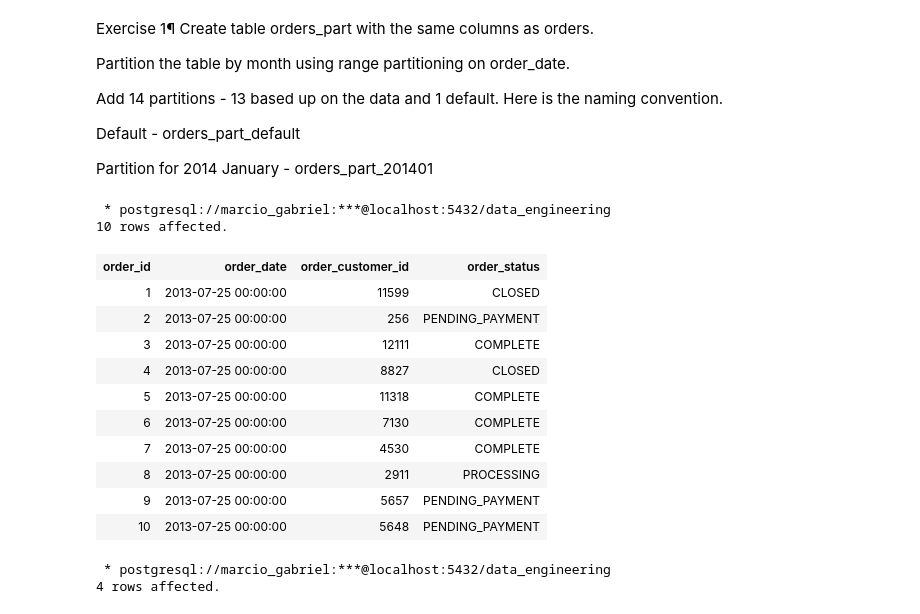
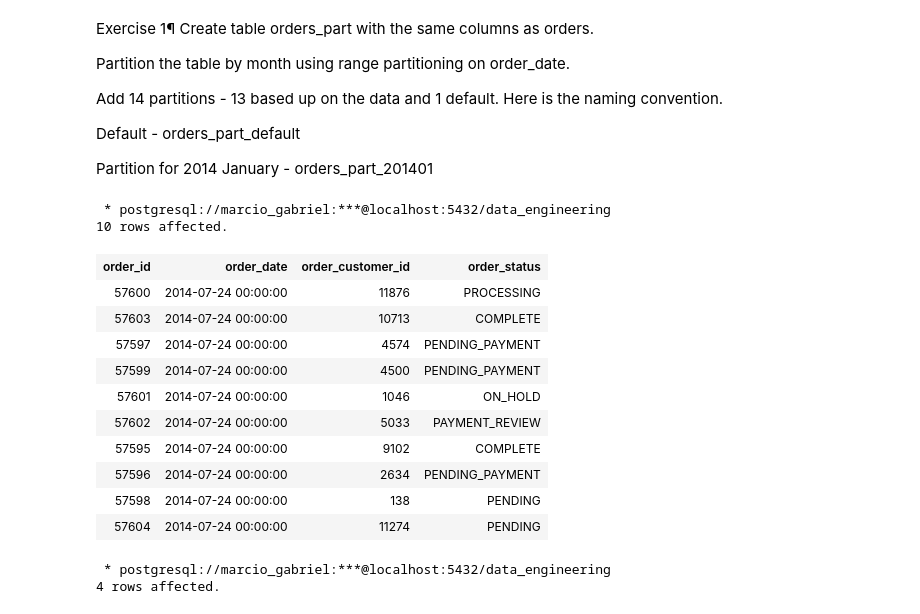
Before and after one commit to marcioGabrielMengali/data-engineering-essentials, a Jupyter notebook: section-12/partitioning.ipynb, the cells around one changed output. Saved outputs shown, nothing was run; the diff lists cells and outputs as text; code cells hidden in the pictures.

```diff
--- a/section-12/partitioning.ipynb
+++ b/section-12/partitioning.ipynb
@@ -488,21 +488,23 @@ Default - orders_part_default
 
 Partition for 2014 January - orders_part_201401
 # %%
-%sql SELECT * FROM orders LIMIT 10
+%%sql SELECT * FROM orders
+ORDER BY order_date DESC
+LIMIT 10
 # %% [output]
  * postgresql://marcio_gabriel:***@localhost:5432/data_engineering
 10 rows affected.
 | order_id | order_date | order_customer_id | order_status |
-| 1 | 2013-07-25 00:00:00 | 11599 | CLOSED |
-| 2 | 2013-07-25 00:00:00 | 256 | PENDING_PAYMENT |
-| 3 | 2013-07-25 00:00:00 | 12111 | COMPLETE |
-| 4 | 2013-07-25 00:00:00 | 8827 | CLOSED |
-| 5 | 2013-07-25 00:00:00 | 11318 | COMPLETE |
-| 6 | 2013-07-25 00:00:00 | 7130 | COMPLETE |
-| 7 | 2013-07-25 00:00:00 | 4530 | COMPLETE |
-| 8 | 2013-07-25 00:00:00 | 2911 | PROCESSING |
-| 9 | 2013-07-25 00:00:00 | 5657 | PENDING_PAYMENT |
-| 10 | 2013-07-25 00:00:00 | 5648 | PENDING_PAYMENT |
+| 57600 | 2014-07-24 00:00:00 | 11876 | PROCESSING |
+| 57603 | 2014-07-24 00:00:00 | 10713 | COMPLETE |
+| 57597 | 2014-07-24 00:00:00 | 4574 | PENDING_PAYMENT |
+| 57599 | 2014-07-24 00:00:00 | 4500 | PENDING_PAYMENT |
+| 57601 | 2014-07-24 00:00:00 | 1046 | ON_HOLD |
+| 57602 | 2014-07-24 00:00:00 | 5033 | PAYMENT_REVIEW |
+| 57595 | 2014-07-24 00:00:00 | 9102 | COMPLETE |
+| 57596 | 2014-07-24 00:00:00 | 2634 | PENDING_PAYMENT |
+| 57598 | 2014-07-24 00:00:00 | 138 | PENDING |
+| 57604 | 2014-07-24 00:00:00 | 11274 | PENDING |
 # %%
 %%sql
 SELECT * FROM information_schema.columns WHERE table_name = 'orders'
```
Also changed, not shown: parts of 5 cells of this notebook, 2 other files.
